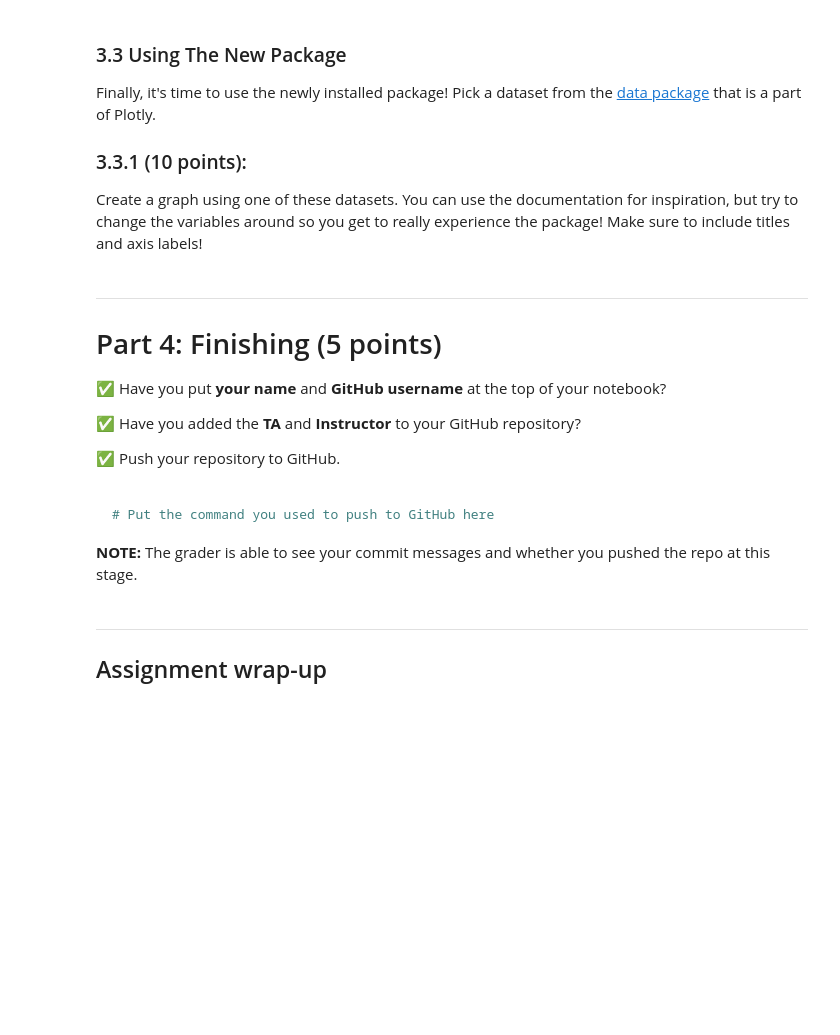
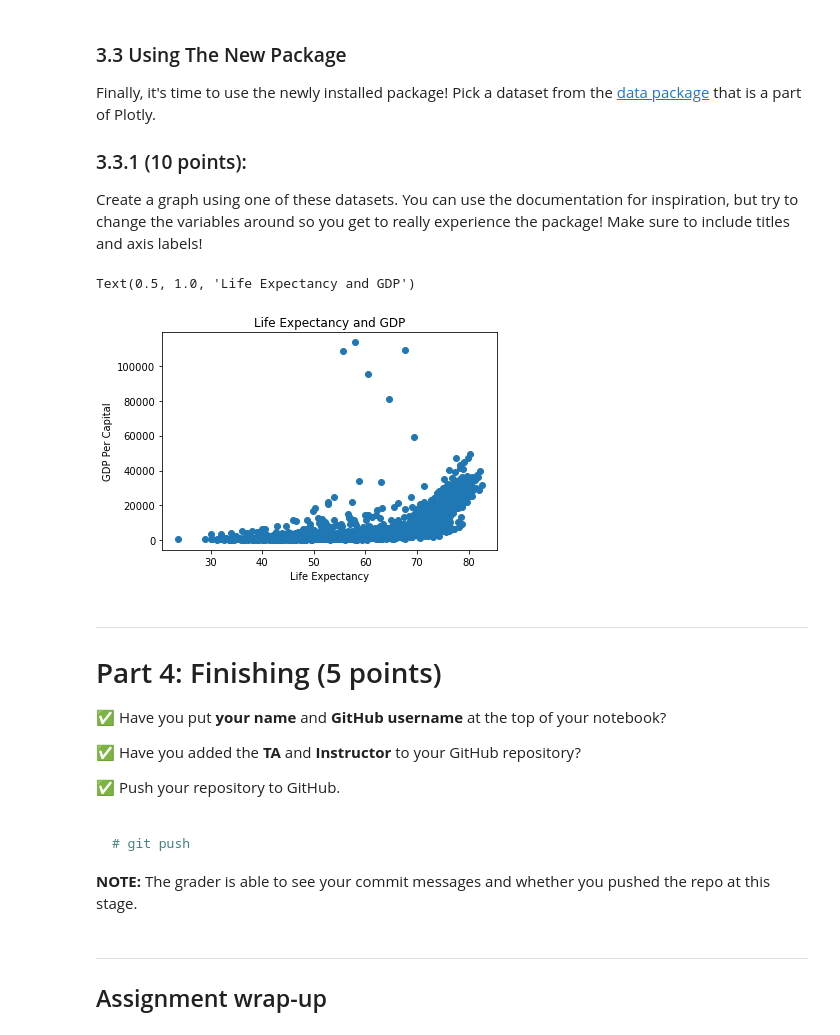
Before and after one commit to voigtwil/CMSE202-s23-turnin, a Jupyter notebook: HW1_S23-STUDENT.ipynb, the cells around one changed output. Drawn from its saved outputs; the diff is of its cells as text; code cells hidden in the pictures; blank space fills up the shorter version.

````diff
--- a/HW1_S23-STUDENT.ipynb
+++ b/HW1_S23-STUDENT.ipynb
@@ -235,6 +243,21 @@ Finally, it's time to use the newly installed package! Pick a dataset from the [
 ### 3.3.1 (10 points):
 
 Create a graph using one of these datasets. You can use the documentation for inspiration, but try to change the variables around so you get to really experience the package! Make sure to include titles and axis labels!
+# %%
+import plotly
+
+gapminder = plotly.data.gapminder(datetimes=False, centroids=False, year=None, pretty_names=False)
+
+import matplotlib.pyplot as plt
+%matplotlib inline
+
+plt.scatter(gapminder["lifeExp"],gapminder["gdpPercap"])
+plt.xlabel("Life Expectancy")
+plt.ylabel("GDP Per Capital")
+plt.title("Life Expectancy and GDP")
+# %% [output]
+Text(0.5, 1.0, 'Life Expectancy and GDP')
+[figure, added]
 # %% [markdown]
 ---
 
@@ -251,7 +274,7 @@ Create a graph using one of these datasets. You can use the documentation for in
 
 ```bash
 
-# Put the command you used to push to GitHub here
+# git push
 ```
 
 
````
Also changed, not shown: parts of 2 cells of this notebook.
